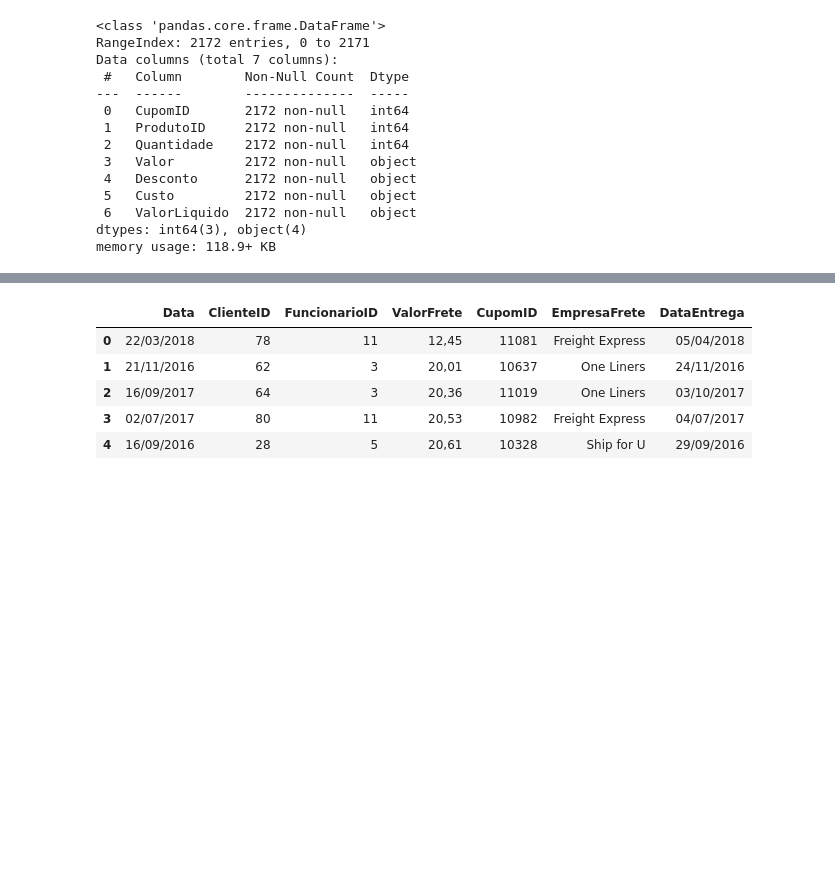
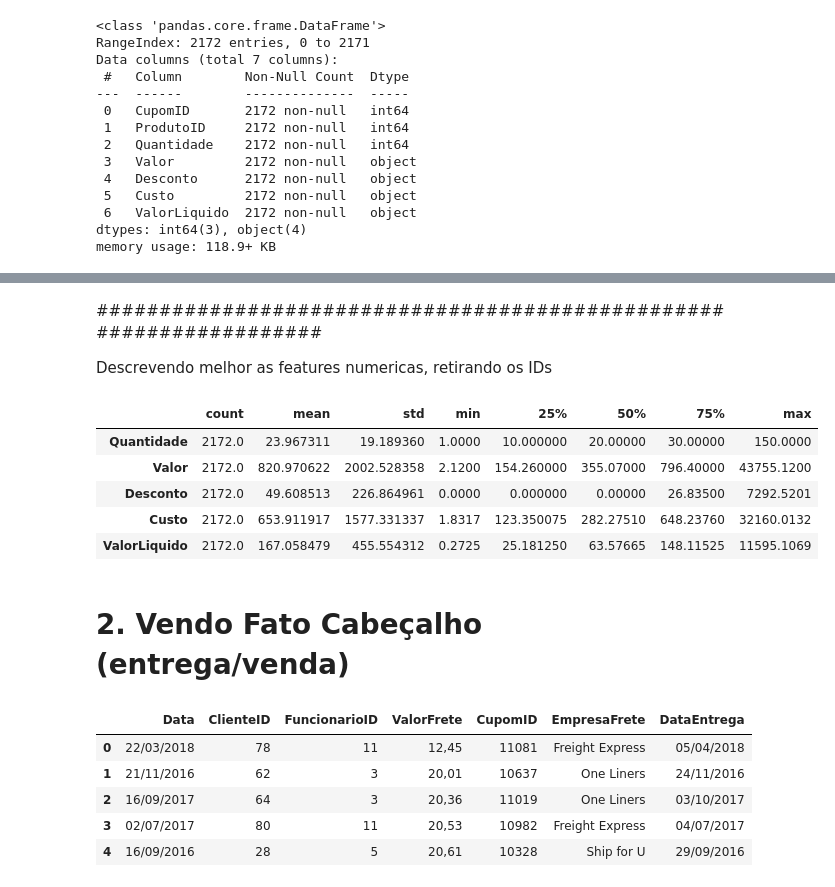
Before and after one commit to FernandoNast/qlik-sense-processo, a Jupyter notebook: primeira abordagem.ipynb, the cells around one changed output, grey strips where cells are left out. Cells and saved outputs as stored; diff of their text form; code cells hidden in the pictures; blank space fills up the shorter version.

```diff
--- a/primeira abordagem.ipynb
+++ b/primeira abordagem.ipynb
@@ -42,0 +62,6 @@ memory usage: 118.9+ KB
+# %%
+fatoDet1 = fatoDet0.copy()
+for n in fatoDet0.columns[3:]:
+    for l in range(0,2172):
+        #print(n,'\n',l)
+        fatoDet1[n][l] = fatoDet0[n][l].replace(',','.')
@@ -42,0 +86,3 @@ memory usage: 118.9+ KB
+# %%
+for n in fatoDet1.columns[3:]:
+    fatoDet1[n] = fatoDet1[n].astype(float)
@@ -43,3 +106,18 @@ memory usage: 118.9+ KB
+# %% [markdown]
+####################################################################
+
+Descrevendo melhor as features numericas, retirando os IDs
+# %%
+fatoDet1.describe().transpose()[2:]
+# %% [output]
+|  | count | mean | std | min | 25% | 50% | 75% | max |
+| Quantidade | 2172.0 | 23.967311 | 19.189360 | 1.0000 | 10.000000 | 20.00000 | 30.00000 | 150.0000 |
+| Valor | 2172.0 | 820.970622 | 2002.528358 | 2.1200 | 154.260000 | 355.07000 | 796.40000 | 43755.1200 |
+| Desconto | 2172.0 | 49.608513 | 226.864961 | 0.0000 | 0.000000 | 0.00000 | 26.83500 | 7292.5201 |
+| Custo | 2172.0 | 653.911917 | 1577.331337 | 1.8317 | 123.350075 | 282.27510 | 648.23760 | 32160.0132 |
+| ValorLiquido | 2172.0 | 167.058479 | 455.554312 | 0.2725 | 25.181250 | 63.57665 | 148.11525 | 11595.1069 |
+# %% [markdown]
+# 2. Vendo Fato Cabeçalho (entrega/venda)
 # %%
 fatoCab0.head()
 # %% [output]
```
Also changed, not shown: parts of 27 cells of this notebook.
